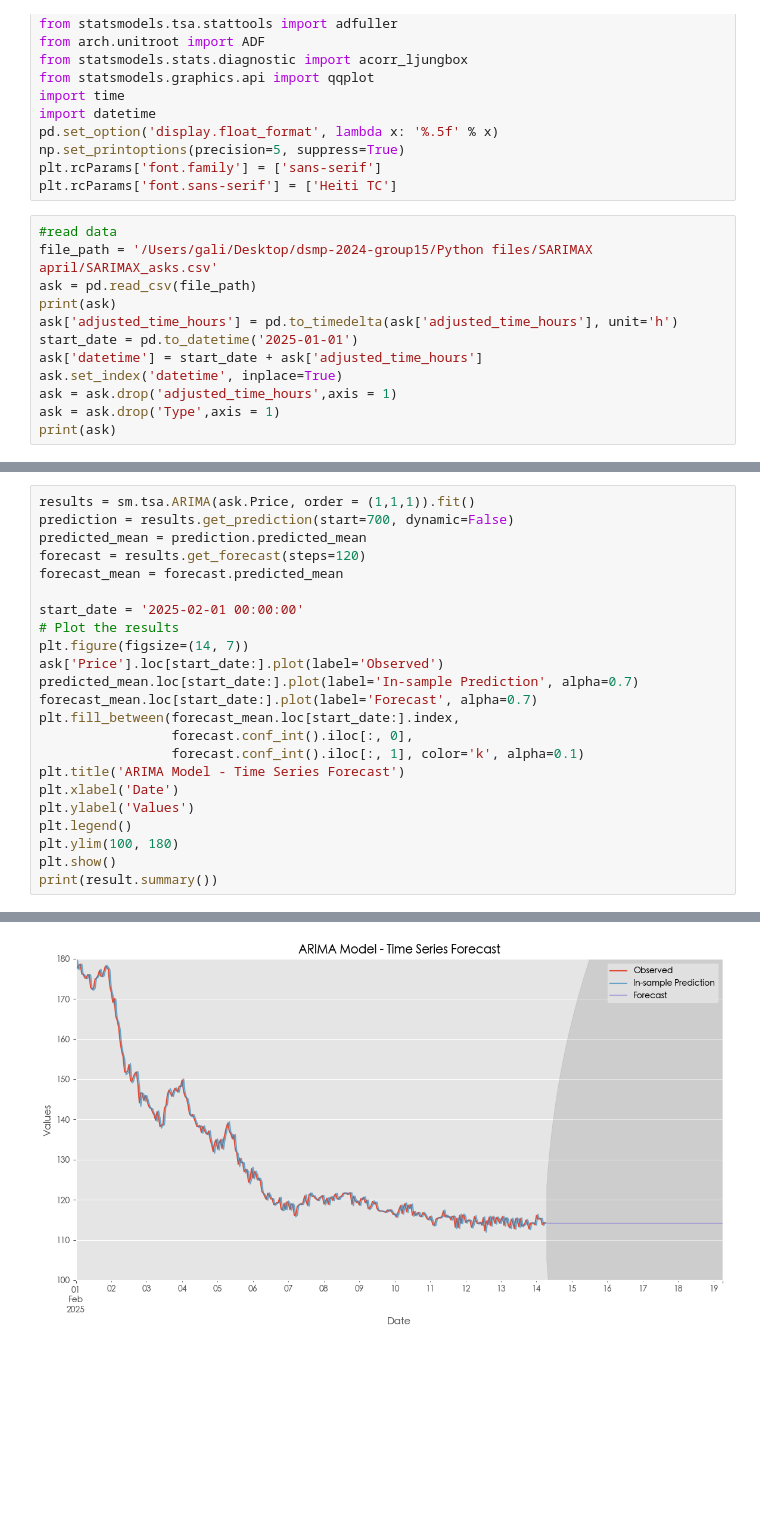
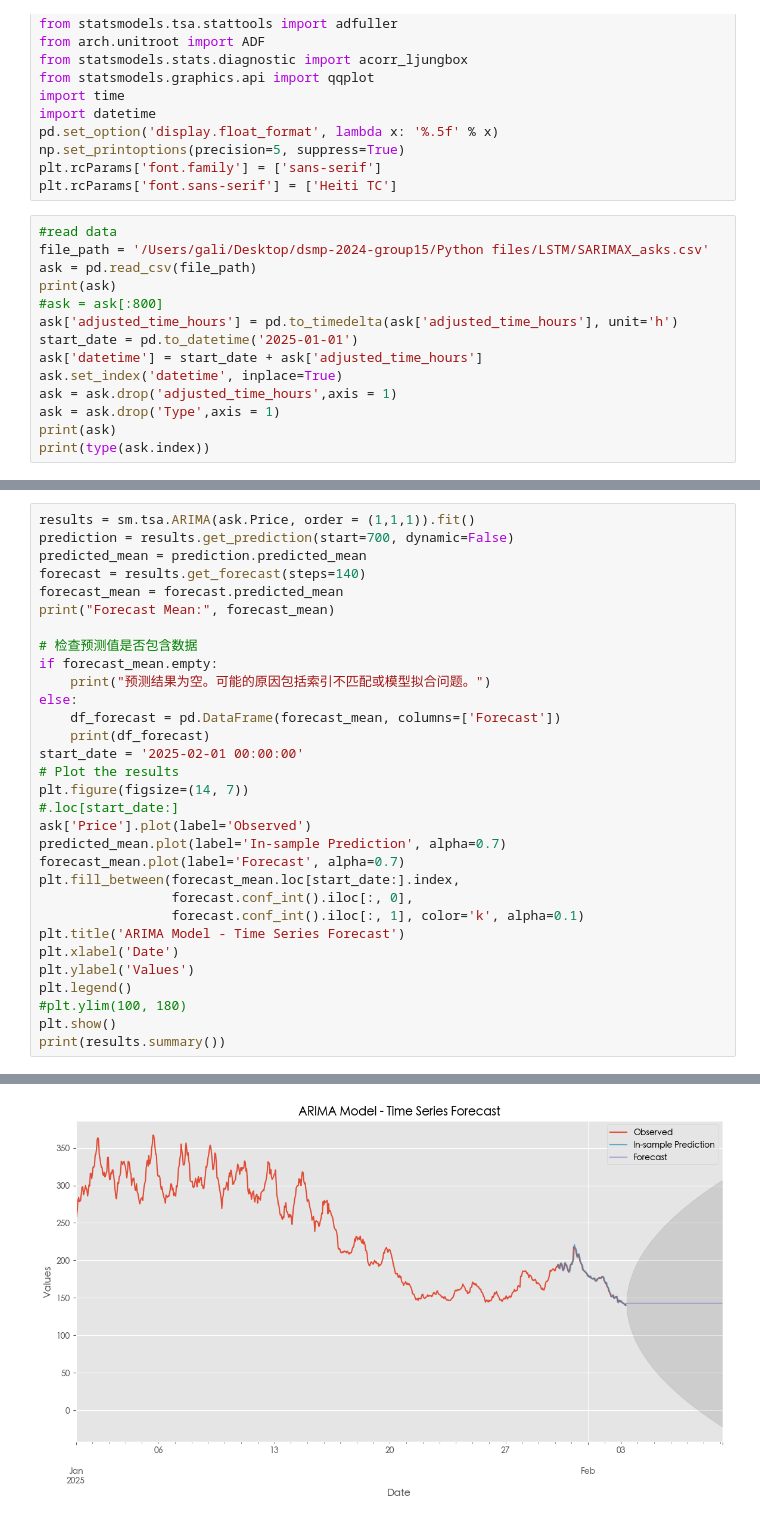
Before and after one commit to UoB-DSMP-2023-24/dsmp-2024-group15, a Jupyter notebook: Python files/Models 1/ARIMA_asks.ipynb, the cells around one changed output, grey strips where cells are left out. Saved outputs shown, nothing was run; the diff lists cells and outputs as text; blank space fills up the shorter version.

```diff
--- a/Python files/Models 1/ARIMA_asks.ipynb
+++ b/Python files/Models 1/ARIMA_asks.ipynb
@@ -24,9 +24,10 @@ plt.rcParams['font.family'] = ['sans-serif']
 plt.rcParams['font.sans-serif'] = ['Heiti TC']
 # %%
 #read data
-file_path = '/Users/gali/Desktop/dsmp-2024-group15/Python files/SARIMAX april/SARIMAX_asks.csv'
+file_path = '/Users/gali/Desktop/dsmp-2024-group15/Python files/LSTM/SARIMAX_asks.csv'
 ask = pd.read_csv(file_path)
 print(ask)
+#ask = ask[:800]
 ask['adjusted_time_hours'] = pd.to_timedelta(ask['adjusted_time_hours'], unit='h')
 start_date = pd.to_datetime('2025-01-01')
 ask['datetime'] = start_date + ask['adjusted_time_hours']
@@ -34,6 +35,7 @@ ask.set_index('datetime', inplace=True)
 ask = ask.drop('adjusted_time_hours',axis = 1)
 ask = ask.drop('Type',axis = 1)
 print(ask)
+print(type(ask.index))
 # %% [output]
      Type  adjusted_time_hours     Price
 0     ask              0.00000 259.05878
@@ -199,15 +212,23 @@ p,d,q: (1, 1, 1)
 results = sm.tsa.ARIMA(ask.Price, order = (1,1,1)).fit()
 prediction = results.get_prediction(start=700, dynamic=False)
 predicted_mean = prediction.predicted_mean
-forecast = results.get_forecast(steps=120)
+forecast = results.get_forecast(steps=140)
 forecast_mean = forecast.predicted_mean
+print("Forecast Mean:", forecast_mean)
 
+# 检查预测值是否包含数据
+if forecast_mean.empty:
+    print("预测结果为空。可能的原因包括索引不匹配或模型拟合问题。")
+else:
+    df_forecast = pd.DataFrame(forecast_mean, columns=['Forecast'])
+    print(df_forecast)
 start_date = '2025-02-01 00:00:00'
 # Plot the results
 plt.figure(figsize=(14, 7))
-ask['Price'].loc[start_date:].plot(label='Observed')
-predicted_mean.loc[start_date:].plot(label='In-sample Prediction', alpha=0.7)
-forecast_mean.loc[start_date:].plot(label='Forecast', alpha=0.7)
+#.loc[start_date:]
+ask['Price'].plot(label='Observed')
+predicted_mean.plot(label='In-sample Prediction', alpha=0.7)
+forecast_mean.plot(label='Forecast', alpha=0.7)
 plt.fill_between(forecast_mean.loc[start_date:].index,
                  forecast.conf_int().iloc[:, 0],
                  forecast.conf_int().iloc[:, 1], color='k', alpha=0.1)
@@ -215,7 +236,7 @@ plt.title('ARIMA Model - Time Series Forecast')
 plt.xlabel('Date')
 plt.ylabel('Values')
 plt.legend()
-plt.ylim(100, 180)
+#plt.ylim(100, 180)
 plt.show()
-print(result.summary())
+print(results.summary())
 # %% [output]
@@ -222 +258 @@ print(result.summary())
-[figure, old version]
+[figure, new version]
```
Also changed, not shown: parts of 8 cells of this notebook, 9 other files.
